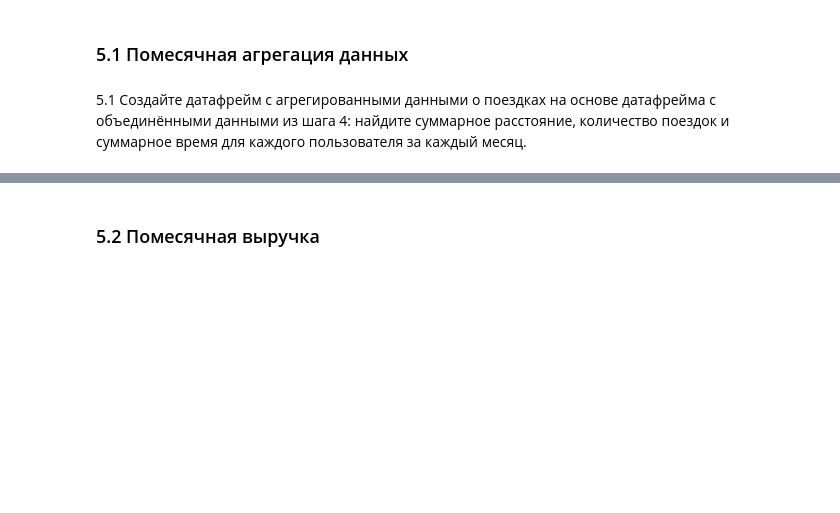
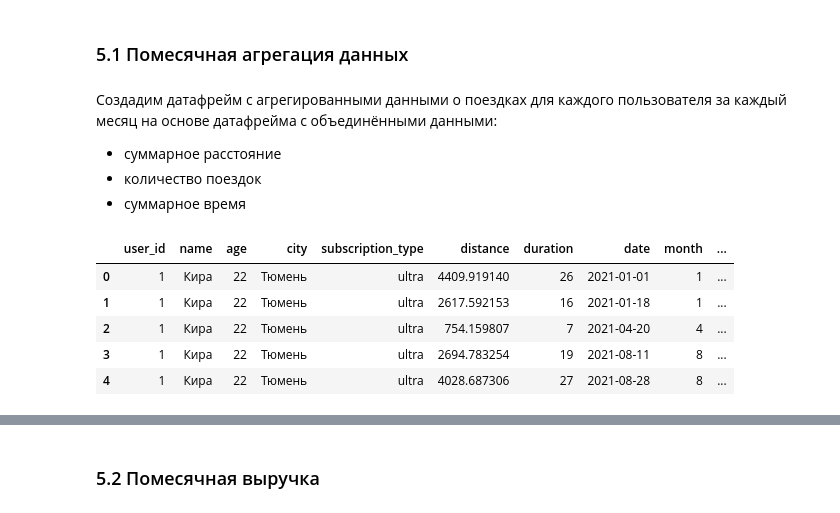
Before and after one commit to chernyakid/gofast-research, a Jupyter notebook: gofast-research.ipynb, the cells around one changed output, grey strips where cells are left out. Saved outputs shown, nothing was run; the diff lists cells and outputs as text; code cells hidden in the pictures; blank space fills up the shorter version.

```diff
--- a/gofast-research.ipynb
+++ b/gofast-research.ipynb
@@ -764,4 +789,18 @@ plt.show()
 # %% [markdown]
 ### 5.1 Помесячная агрегация данных<a id="section_5_1"></a>
 # %% [markdown]
-5.1 Создайте датафрейм с агрегированными данными о поездках на основе датафрейма с объединёнными данными из шага 4: найдите суммарное расстояние, количество поездок и суммарное время для каждого пользователя за каждый месяц.
+Создадим датафрейм с агрегированными данными о поездках для каждого пользователя за каждый месяц на основе датафрейма с объединёнными данными:
+- суммарное расстояние
+- количество поездок
+- суммарное время
+# %%
+# Предварительно округлим до целого в большую сторону длительность каждой поездки
+all_data['duration'] = np.ceil(all_data['duration']).astype(int)
+all_data.head()
+# %% [output]
+|  | user_id | name | age | city | subscription_type | distance | duration | date | month | ... |
+| 0 | 1 | Кира | 22 | Тюмень | ultra | 4409.919140 | 26 | 2021-01-01 | 1 | ... |
+| 1 | 1 | Кира | 22 | Тюмень | ultra | 2617.592153 | 16 | 2021-01-18 | 1 | ... |
+| 2 | 1 | Кира | 22 | Тюмень | ultra | 754.159807 | 7 | 2021-04-20 | 4 | ... |
+| 3 | 1 | Кира | 22 | Тюмень | ultra | 2694.783254 | 19 | 2021-08-11 | 8 | ... |
+| 4 | 1 | Кира | 22 | Тюмень | ultra | 4028.687306 | 27 | 2021-08-28 | 8 | ... |
```
Also changed, not shown: parts of 34 cells of this notebook, 1 other file.
